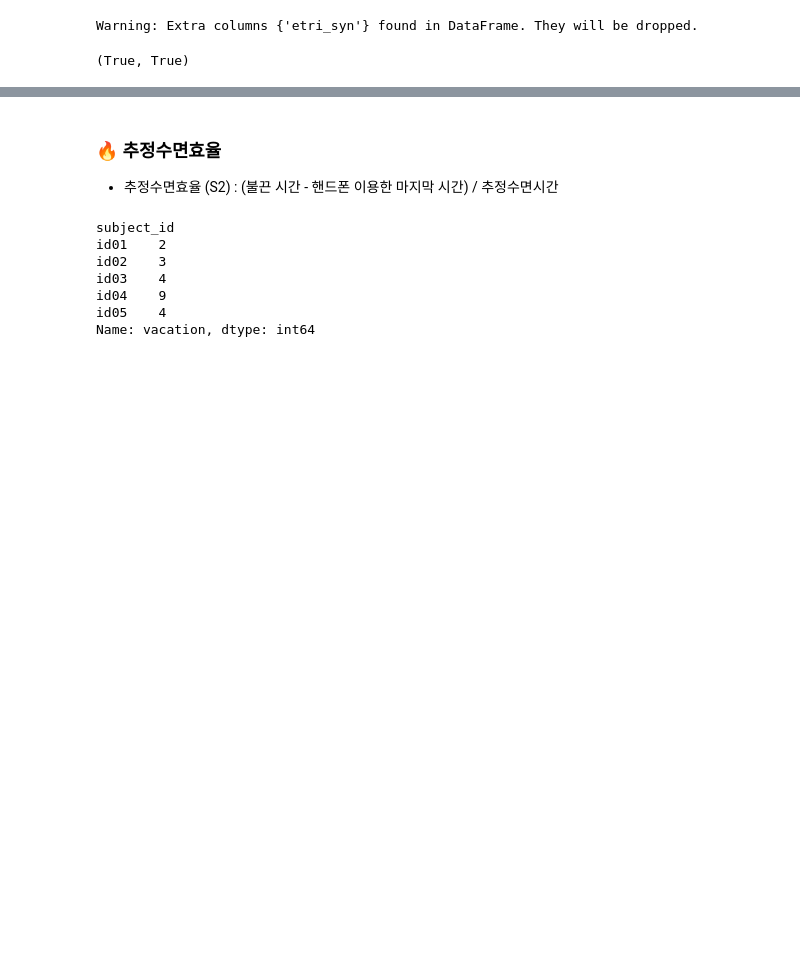
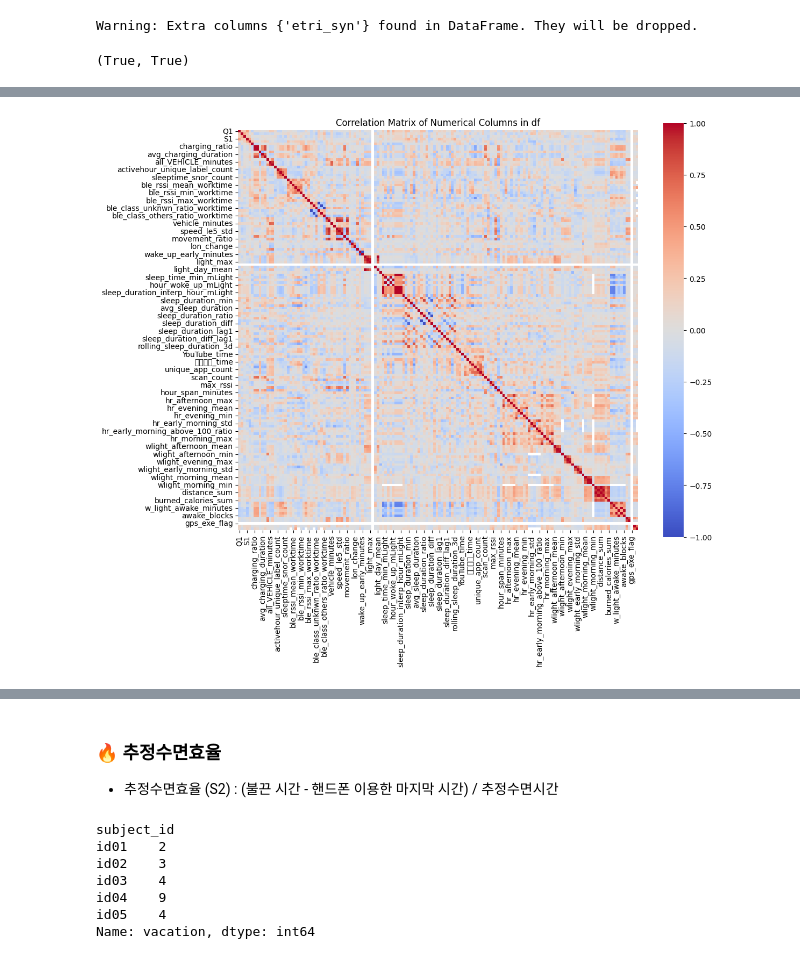
Before and after one commit to dmskorea/project8-The-4th-ETRI-AI-Human-Understanding-Competition, a Jupyter notebook: lhj/tabsyn/tabsyn_test.ipynb, the cells around one changed output, grey strips where cells are left out. Saved outputs shown, nothing was run; the diff lists cells and outputs as text; code cells hidden in the pictures; blank space fills up the shorter version.

```diff
--- a/lhj/tabsyn/tabsyn_test.ipynb
+++ b/lhj/tabsyn/tabsyn_test.ipynb
@@ -407,0 +502,4 @@ def vis_df(df):
+# %%
+vis_corr(valid_corr)
+# %% [output]
+[figure, added]
```
Also changed, not shown: parts of 23 cells of this notebook.
